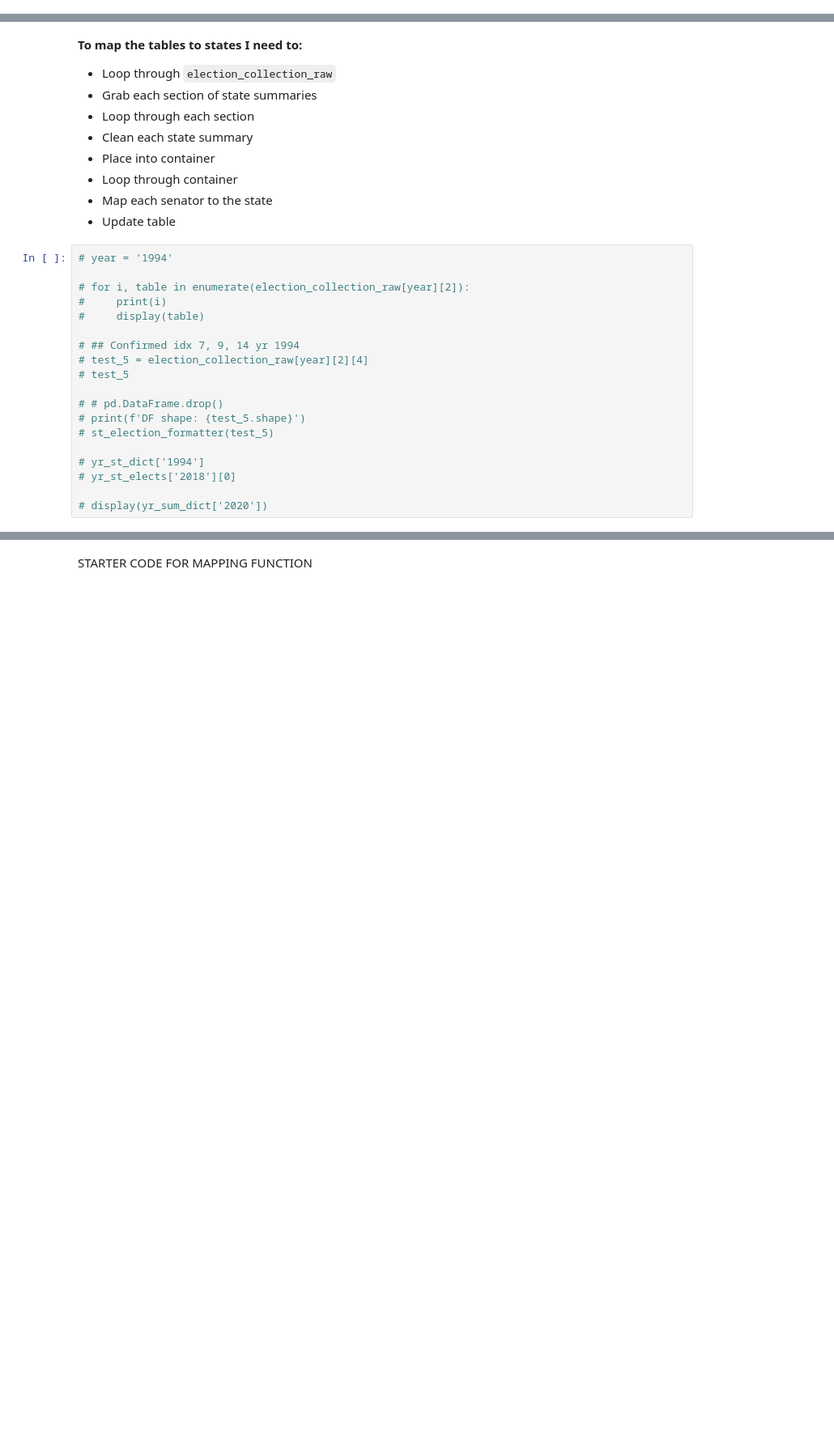
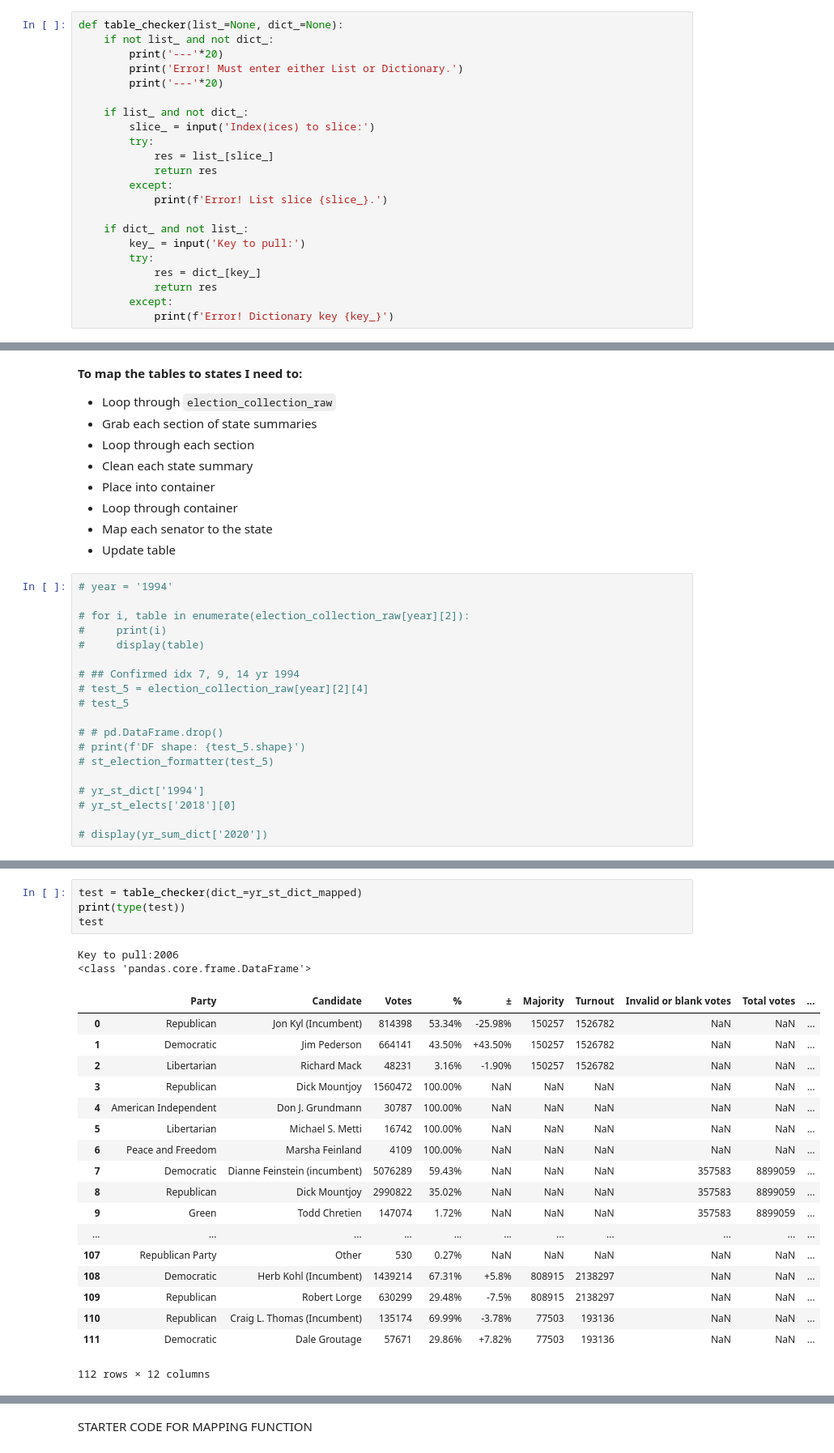
Before and after one commit to dfuller22/US_Senate_Election_Predictor, a Jupyter notebook: Playground.ipynb, the cells around one changed output, grey strips where cells are left out. Shown at 81% size. Saved outputs shown, nothing was run; the diff lists cells and outputs as text; blank space fills up the shorter version.

Commit message:
Notebook revival
Added funtions.py, mapped states to elections and revived original notebook

```diff
--- a/Playground.ipynb
+++ b/Playground.ipynb
@@ -310,6 +320,28 @@ def st_election_formatter(df):
                     df_cln.drop(i, inplace=True)
 
     return df_cln
+# %%
+def table_checker(list_=None, dict_=None):
+    if not list_ and not dict_:
+        print('---'*20)
+        print('Error! Must enter either List or Dictionary.')
+        print('---'*20)
+
+    if list_ and not dict_:
+        slice_ = input('Index(ices) to slice:')
+        try:
+            res = list_[slice_]
+            return res
+        except:
+            print(f'Error! List slice {slice_}.')
+
+    if dict_ and not list_:
+        key_ = input('Key to pull:')
+        try:
+            res = dict_[key_]
+            return res
+        except:
+            print(f'Error! Dictionary key {key_}')
 # %% [markdown]
 # Initial Data
 # %% [markdown]
@@ -710,3 +832,28 @@ name_lookup_df.head(10)
+# %%
+test = table_checker(dict_=yr_st_dict_mapped)
+print(type(test))
+test
+# %% [output]
+Key to pull:2006
+<class 'pandas.core.frame.DataFrame'>
+|  | Party | Candidate | Votes | % | ± | Majority | Turnout | Invalid or blank votes | Total votes | ... |
+| 0 | Republican | Jon Kyl (Incumbent) | 814398 | 53.34% | -25.98% | 150257 | 1526782 | NaN | NaN | ... |
+| 1 | Democratic | Jim Pederson | 664141 | 43.50% | +43.50% | 150257 | 1526782 | NaN | NaN | ... |
+| 2 | Libertarian | Richard Mack | 48231 | 3.16% | -1.90% | 150257 | 1526782 | NaN | NaN | ... |
+| 3 | Republican | Dick Mountjoy | 1560472 | 100.00% | NaN | NaN | NaN | NaN | NaN | ... |
+| 4 | American Independent | Don J. Grundmann | 30787 | 100.00% | NaN | NaN | NaN | NaN | NaN | ... |
+| 5 | Libertarian | Michael S. Metti | 16742 | 100.00% | NaN | NaN | NaN | NaN | NaN | ... |
+| 6 | Peace and Freedom | Marsha Feinland | 4109 | 100.00% | NaN | NaN | NaN | NaN | NaN | ... |
+| 7 | Democratic | Dianne Feinstein (incumbent) | 5076289 | 59.43% | NaN | NaN | NaN | 357583 | 8899059 | ... |
+| 8 | Republican | Dick Mountjoy | 2990822 | 35.02% | NaN | NaN | NaN | 357583 | 8899059 | ... |
+| 9 | Green | Todd Chretien | 147074 | 1.72% | NaN | NaN | NaN | 357583 | 8899059 | ... |
+| ... | ... | ... | ... | ... | ... | ... | ... | ... | ... | ... |
+| 107 | Republican Party | Other | 530 | 0.27% | NaN | NaN | NaN | NaN | NaN | ... |
+| 108 | Democratic | Herb Kohl (Incumbent) | 1439214 | 67.31% | +5.8% | 808915 | 2138297 | NaN | NaN | ... |
+| 109 | Republican | Robert Lorge | 630299 | 29.48% | -7.5% | 808915 | 2138297 | NaN | NaN | ... |
+| 110 | Republican | Craig L. Thomas (Incumbent) | 135174 | 69.99% | -3.78% | 77503 | 193136 | NaN | NaN | ... |
+| 111 | Democratic | Dale Groutage | 57671 | 29.86% | +7.82% | 77503 | 193136 | NaN | NaN | ... |
+112 rows × 12 columns
 # %%
 test = list(name_lookup_df['Incumbent'].head(10))
 
```
Also changed, not shown: parts of 34 cells of this notebook, 10 other files.
